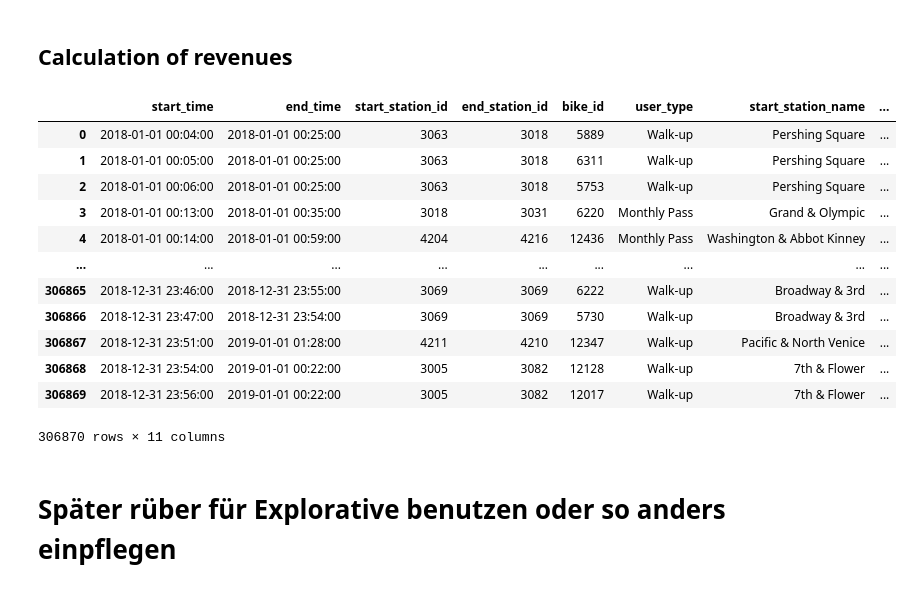
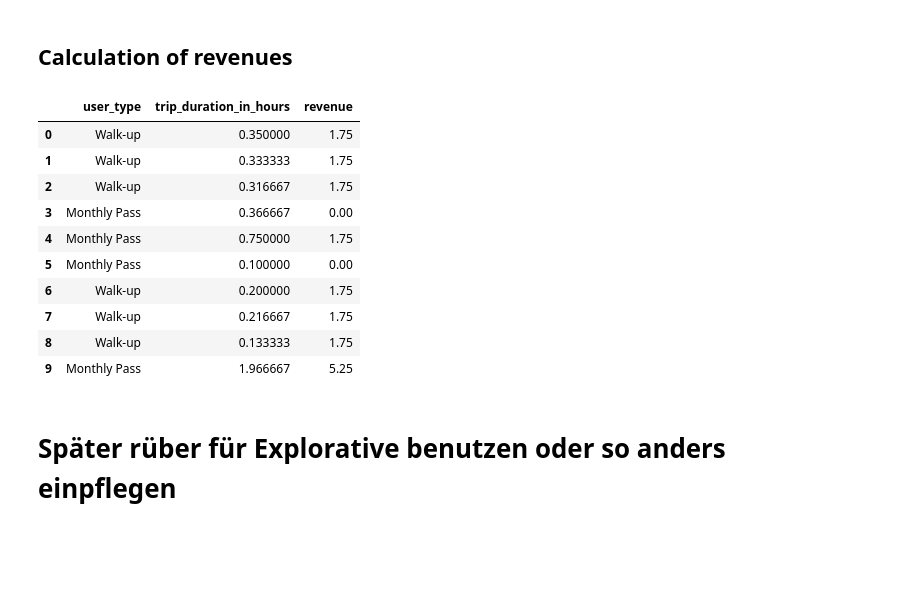
Before and after one commit to masbach/BananaCode, a Jupyter notebook: notebooks/revenueNick.ipynb, the cells around one changed output. Cells and saved outputs as stored; diff of their text form; code cells hidden in the pictures; blank space fills up the shorter version.

Commit message:
Updateing Revenue Calculation

```diff
--- a/notebooks/revenueNick.ipynb
+++ b/notebooks/revenueNick.ipynb
@@ -180,23 +181,27 @@ From the information above, we determine the following specifications for later
 ## Calculation of revenues
 # %%
 df_rev = df_LA.copy()
-#df_rev["revenue"] = df_rev["trip_duration_in_hours"]
-df_rev= df_rev.assign(revenue=round(df_LA["trip_duration_in_hours"]*2, 0)*1.75)
-df_rev
+
+
+#df_rev.loc[df_rev["user_type"] == "Walk-up", "revenue"] = round(df_LA["trip_duration_in_hours"]*2 , 0)*1.75
+#df_rev.loc[df_rev["user_type"] != "Walk-up", "revenue"] = round(df_LA["trip_duration_in_hours"]*2 -1, 0)*1.75
+
+df_rev.loc[df_rev["user_type"] == "Walk-up", "revenue"] = np.ceil(df_LA["trip_duration_in_hours"]*2) *1.75
+df_rev.loc[df_rev["user_type"] != "Walk-up", "revenue"] = np.ceil(df_LA["trip_duration_in_hours"]*2) *1.75 -1.75
+
+df_rev[["user_type", "trip_duration_in_hours", "revenue"]].head(10)
 # %% [output]
-|  | start_time | end_time | start_station_id | end_station_id | bike_id | user_type | start_station_name | ... |
-| 0 | 2018-01-01 00:04:00 | 2018-01-01 00:25:00 | 3063 | 3018 | 5889 | Walk-up | Pershing Square | ... |
-| 1 | 2018-01-01 00:05:00 | 2018-01-01 00:25:00 | 3063 | 3018 | 6311 | Walk-up | Pershing Square | ... |
-| 2 | 2018-01-01 00:06:00 | 2018-01-01 00:25:00 | 3063 | 3018 | 5753 | Walk-up | Pershing Square | ... |
-| 3 | 2018-01-01 00:13:00 | 2018-01-01 00:35:00 | 3018 | 3031 | 6220 | Monthly Pass | Grand & Olympic | ... |
-| 4 | 2018-01-01 00:14:00 | 2018-01-01 00:59:00 | 4204 | 4216 | 12436 | Monthly Pass | Washington & Abbot Kinney | ... |
-| ... | ... | ... | ... | ... | ... | ... | ... | ... |
-| 306865 | 2018-12-31 23:46:00 | 2018-12-31 23:55:00 | 3069 | 3069 | 6222 | Walk-up | Broadway & 3rd | ... |
-| 306866 | 2018-12-31 23:47:00 | 2018-12-31 23:54:00 | 3069 | 3069 | 5730 | Walk-up | Broadway & 3rd | ... |
-| 306867 | 2018-12-31 23:51:00 | 2019-01-01 01:28:00 | 4211 | 4210 | 12347 | Walk-up | Pacific & North Venice | ... |
-| 306868 | 2018-12-31 23:54:00 | 2019-01-01 00:22:00 | 3005 | 3082 | 12128 | Walk-up | 7th & Flower | ... |
-| 306869 | 2018-12-31 23:56:00 | 2019-01-01 00:22:00 | 3005 | 3082 | 12017 | Walk-up | 7th & Flower | ... |
+|  | user_type | trip_duration_in_hours | revenue |
+| 0 | Walk-up | 0.350000 | 1.75 |
+| 1 | Walk-up | 0.333333 | 1.75 |
+| 2 | Walk-up | 0.316667 | 1.75 |
+| 3 | Monthly Pass | 0.366667 | 0.00 |
+| 4 | Monthly Pass | 0.750000 | 1.75 |
+| 5 | Monthly Pass | 0.100000 | 0.00 |
+| 6 | Walk-up | 0.200000 | 1.75 |
+| 7 | Walk-up | 0.216667 | 1.75 |
+| 8 | Walk-up | 0.133333 | 1.75 |
+| 9 | Monthly Pass | 1.966667 | 5.25 |
-306870 rows × 11 columns
 # %% [markdown]
 # Später rüber für Explorative benutzen oder so anders einpflegen
 # %% [markdown]
```
Also changed, not shown: parts of 1 cell of this notebook.
